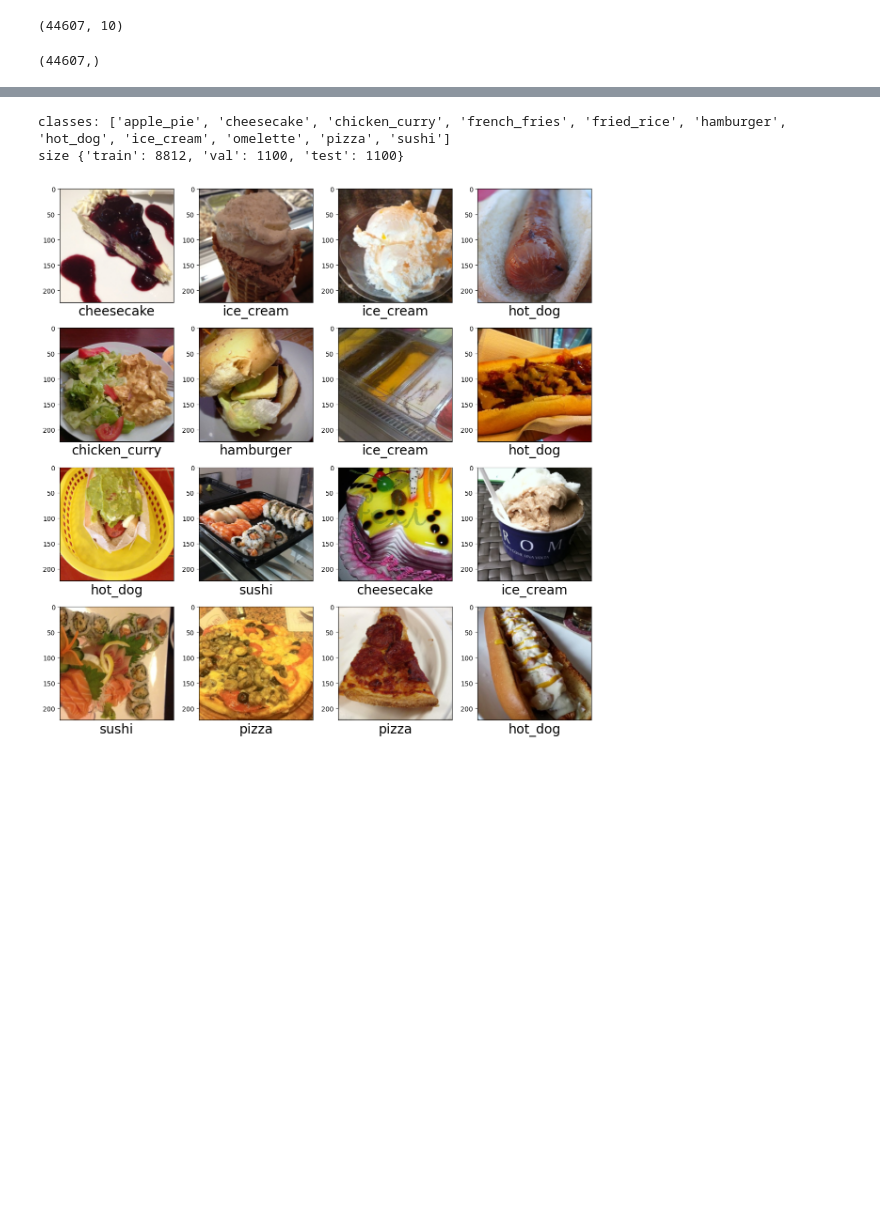
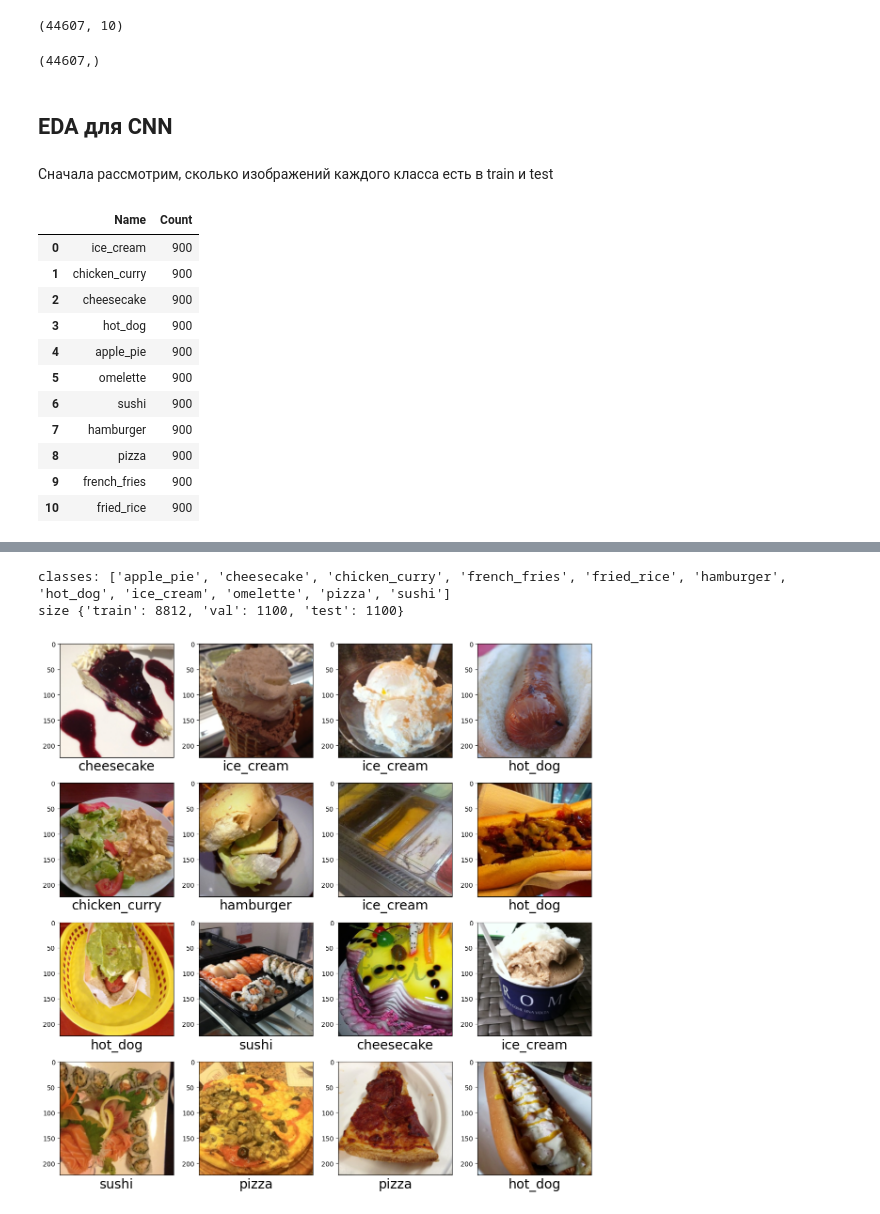
Before and after one commit to Theawtm/gp5, a Jupyter notebook: stages/1.Preprocessing.ipynb, the cells around one changed output, grey strips where cells are left out. Drawn from its saved outputs; the diff is of its cells as text; code cells hidden in the pictures; blank space fills up the shorter version.

```diff
--- a/stages/1.Preprocessing.ipynb
+++ b/stages/1.Preprocessing.ipynb
@@ -489,3 +493,36 @@ X_test.shape
 y_test.shape
 # %% [output]
 (44607,)
+# %% [markdown]
+## EDA для СNN
+# %% [markdown]
+Сначала рассмотрим, сколько изображений каждого класса есть в train и test
+# %%
+path_food = "food11"
+path_train = os.path.join(path_food, "train")
+categories_food = os.listdir(path_train)
+names_train = []
+counts_train = []
+for category in categories_food:
+    if category == '.DS_Store':
+        continue
+    path_category_train = os.path.join(path_train, category)
+    count_cat = len(os.listdir(path_category_train))
+    names_train.append(category)
+    counts_train.append(count_cat)
+
+data_train = pd.DataFrame({'Name': names_train, 'Count': counts_train})
+data_train
+# %% [output]
+|  | Name | Count |
+| 0 | ice_cream | 900 |
+| 1 | chicken_curry | 900 |
+| 2 | cheesecake | 900 |
+| 3 | hot_dog | 900 |
+| 4 | apple_pie | 900 |
+| 5 | omelette | 900 |
+| 6 | sushi | 900 |
+| 7 | hamburger | 900 |
+| 8 | pizza | 900 |
+| 9 | french_fries | 900 |
+| 10 | fried_rice | 900 |
```
Also changed, not shown: parts of 16 cells of this notebook.
